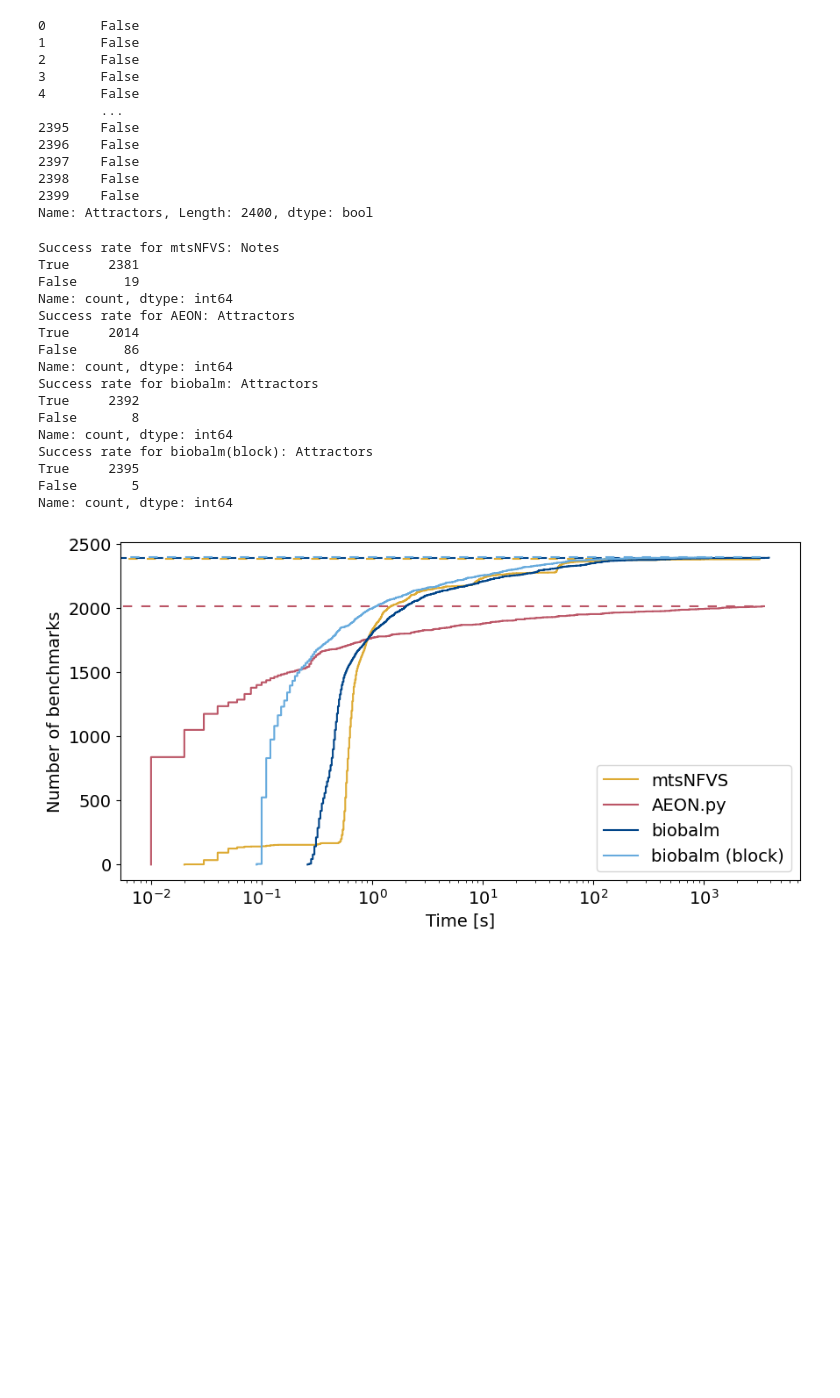
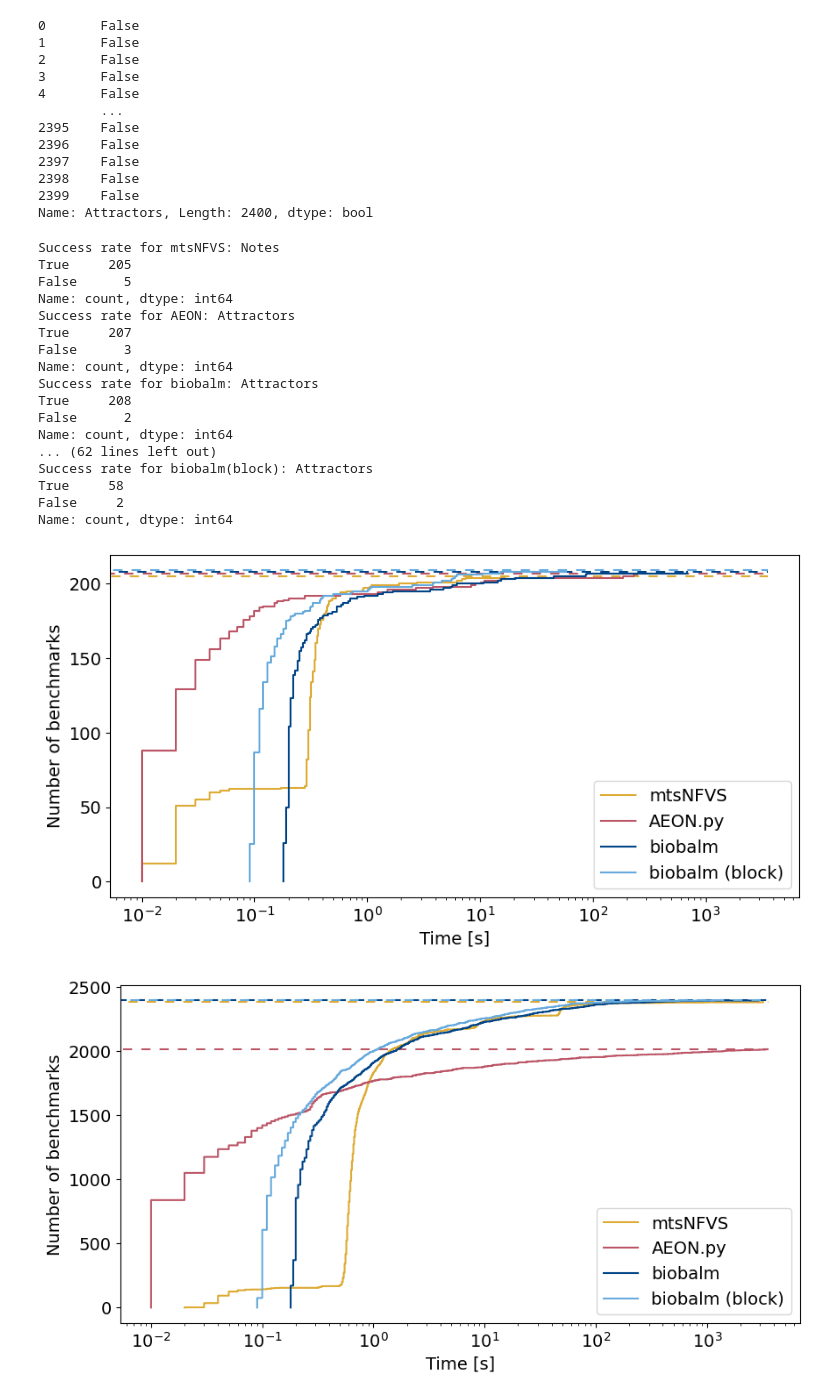
Before and after one commit to jcrozum/balm-analysis, a Jupyter notebook: analysis/benchmark_plots.ipynb, the cells around one changed output. Cells and saved outputs as stored; diff of their text form; code cells hidden in the pictures; blank space fills up the shorter version.

Commit message:
Redraw figures

```diff
--- a/analysis/benchmark_plots.ipynb
+++ b/analysis/benchmark_plots.ipynb
@@ -9,8 +7,8 @@ Matplotlib is building the font cache; this may take a moment.
 results_dirs = {
     "mtsNFVS": "../benchmark/results-nfvs/",
     "AEON.py": "../benchmark/results-aeon/",
-    "biobalm": "../benchmark/results-0.2.0/",
-    "biobalm (block)": "../benchmark/results-0.2.0/",
+    "biobalm": "../benchmark/results-0.3.0/",
+    "biobalm (block)": "../benchmark/results-0.3.0/",
 }
 
 nk3_fnames = {  # will make others when they are ready
@@ -20,6 +18,34 @@ nk3_fnames = {  # will make others when they are ready
     "biobalm (block)": "random-nk3-block-attractors.csv",
 }
 
+nk2_fnames = {  # will make others when they are ready
+    "all": "random-nk2.csv",
+    "biobalm-expand": "random-nk2-full-expand.csv",
+    "biobalm-search": "random-nk2-full-attractors.csv",
+    "biobalm (block)": "random-nk2-block-attractors.csv",
+}
+
+ncf_fnames = {  # will make others when they are ready
+    "all": "random-ncf.csv",
+    "biobalm-expand": "random-ncf-full-expand.csv",
+    "biobalm-search": "random-ncf-full-attractors.csv",
+    "biobalm (block)": "random-ncf-block-attractors.csv",
+}
+
+dense_fnames = {  # will make others when they are ready
+    "all": "random-dense.csv",
+    "biobalm-expand": "random-dense-full-expand.csv",
+    "biobalm-search": "random-dense-full-attractors.csv",
+    "biobalm (block)": "random-dense-block-attractors.csv",
+}
+
+bbm_fnames = {  # will make others when they are ready
+    "all": "bbm-inputs-true.csv",
+    "biobalm-expand": "bbm-inputs-true-full-expand.csv",
+    "biobalm-search": "bbm-inputs-true-full-attractors.csv",
+    "biobalm (block)": "bbm-inputs-true-block-attractors.csv",
+}
+
 colors = {
     "mtsNFVS": "#DDAA33",
     "AEON.py": "#BB5566",
@@ -141,39 +167,47 @@ def plot_cumulative(dirs, fnames, colors):
             continue
         successes = sum(t < float("inf"))
         ax.hlines(
             y=successes,
             xmin=0,
             xmax=3600,
             color=colors[tool],
             linestyle=(i * 3, (5, 5)),
         )
         ax.step(t, np.arange(len(t)), label=tool, c=colors[tool])
 
     ax.set_xscale("log")
 
     ax.set_xlabel("Time [s]", fontsize=14)
+    #ax.set_xlim([1, 3600])
     ax.set_ylabel("Number of benchmarks", fontsize=14)
+    #ax.set_ylim([1800,2500])
 
     ax.tick_params(labelsize=14)
     ax.legend(fontsize=14, loc="lower right")
 
 
+plot_cumulative(results_dirs, bbm_fnames, colors)
 plot_cumulative(results_dirs, nk3_fnames, colors)
+plot_cumulative(results_dirs, nk2_fnames, colors)
+plot_cumulative(results_dirs, ncf_fnames, colors)
+plot_cumulative(results_dirs, dense_fnames, colors)
 # %% [output]
 Success rate for mtsNFVS: Notes
-True     2381
-False      19
+True     205
+False      5
 Name: count, dtype: int64
 Success rate for AEON: Attractors
-True     2014
-False      86
+True     207
+False      3
 Name: count, dtype: int64
 Success rate for biobalm: Attractors
-True     2392
-False       8
+True     208
+False      2
 Name: count, dtype: int64
+... (62 lines left out)
 Success rate for biobalm(block): Attractors
-True     2395
-False       5
+True     58
+False     2
 Name: count, dtype: int64
-[figure, old version]
+[figure, new version]
+[figure, added]
```
Also changed, not shown: parts of 3 cells of this notebook.
